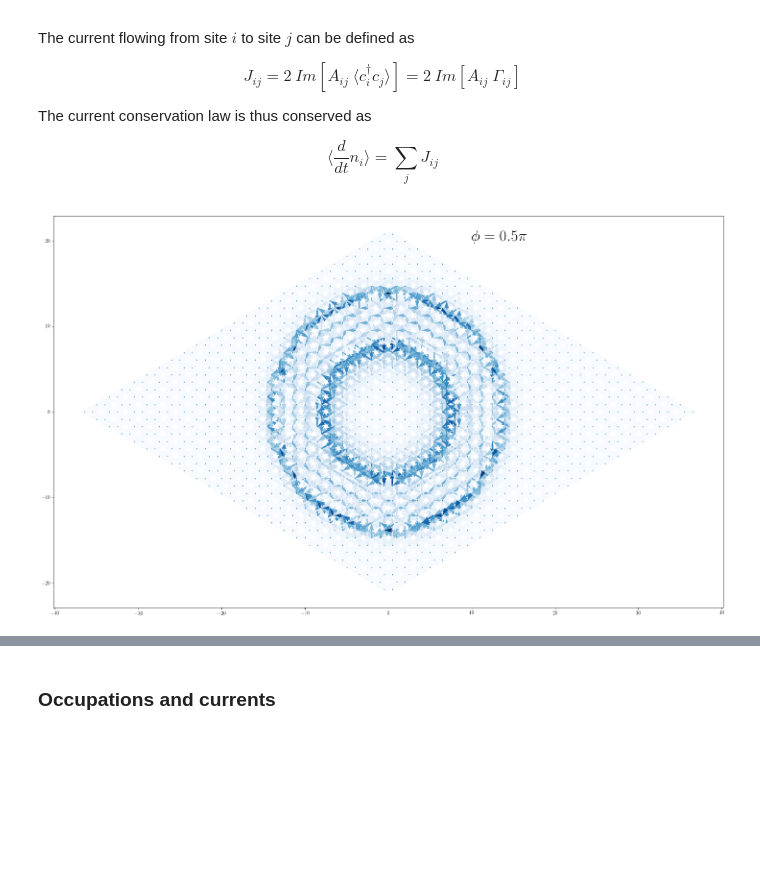
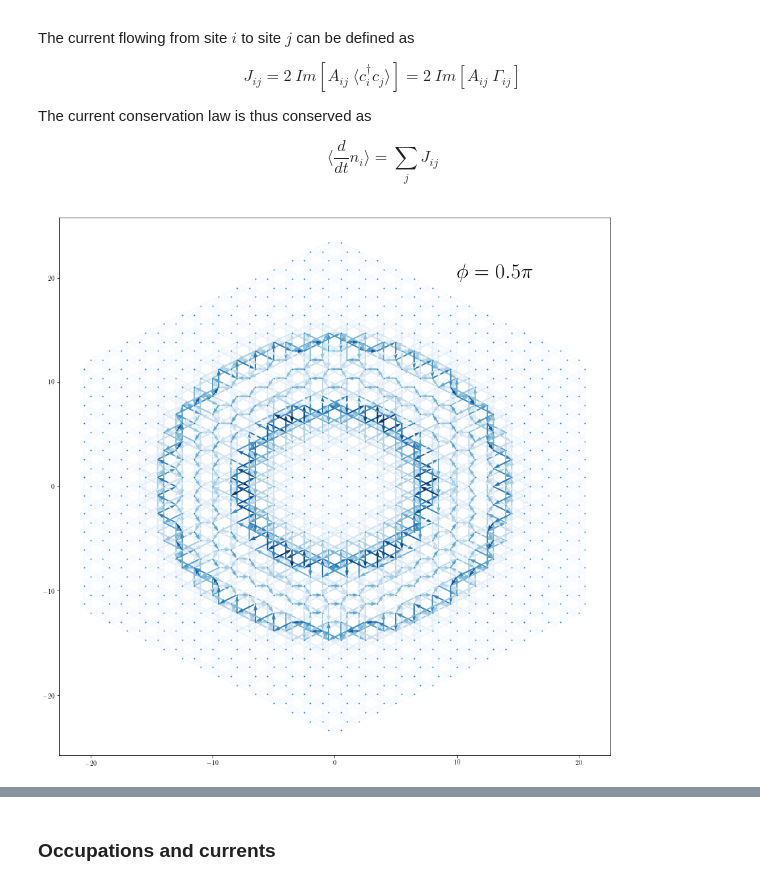
Before and after one commit to juanjosegarciaripoll/haldane, a Jupyter notebook: main.ipynb, the cells around one changed output, grey strips where cells are left out. Saved outputs shown, nothing was run; the diff lists cells and outputs as text; code cells hidden in the pictures; blank space fills up the shorter version.

```diff
--- a/main.ipynb
+++ b/main.ipynb
@@ -21,8 +21,9 @@ Hamiltonian:
 $$ H = \sum_{ij} A_{ij}\ c^\dagger_i c_j = t_1 \sum_{\langle ij\rangle} c^\dagger_i c_j + t_2 \sum_{\langle\langle ij\rangle\rangle} e^{i\phi_{ij}} c^\dagger_i c_j $$
 # %%
 # Lattice sizes
-Nx = Ny = 25
+Nx = Ny = 28
 N = 300
+lattice = HexagonalLattice(Nx, Ny)
 
 # Haldane Hamiltonian's parameters
 t1 = 1
@@ -33,7 +34,6 @@ lattice_imbalance = 0
 # Harmonica trap strength
 trap_potential = 1/20
 
-lattice = OpenLattice(Nx, Ny)
 hopping_params = (t1, t2, dphi)
 hoppings_type = 'haldane'
 ham = OpenHamiltonian(lattice, hopping_params, hoppings_type,
@@ -130,22 +130,22 @@ $$ \langle\frac{d}{dt}n_i\rangle = \sum_j J_{ij} $$
 # %%
 currents = 2*np.imag(ham.A*Γ)
 
 ij = np.nonzero(currents > 0)
 
 x = lattice.xy_coords[ij[0], 0]
 y = lattice.xy_coords[ij[0], 1]
 u = lattice.xy_coords[ij[1], 0] - x
 v = lattice.xy_coords[ij[1], 1] - y
 c = currents[ij]
 
-fig = plt.figure(figsize=(25, 15))
+fig = plt.figure(figsize=(15, 15))
 plt.quiver(x, y, u, v, c, cmap='Blues', scale=1, units='xy', angles='xy', scale_units='xy')
 plt.scatter(lattice.xy_coords[:, 0], lattice.xy_coords[:, 1], s=1)
 plt.text(10, 20, r'$\phi = {}\pi$'.format(dphi), fontsize=32)
 # plt.savefig('./images/two_point_currents_phi_0.pdf')
 plt.show()
 # %% [output]
-[figure, old version]
+[figure, new version]
 # %%
 currents = 2*np.imag(ham.A*Γ)
 
```
Also changed, not shown: parts of 16 cells of this notebook, 2 other files.
